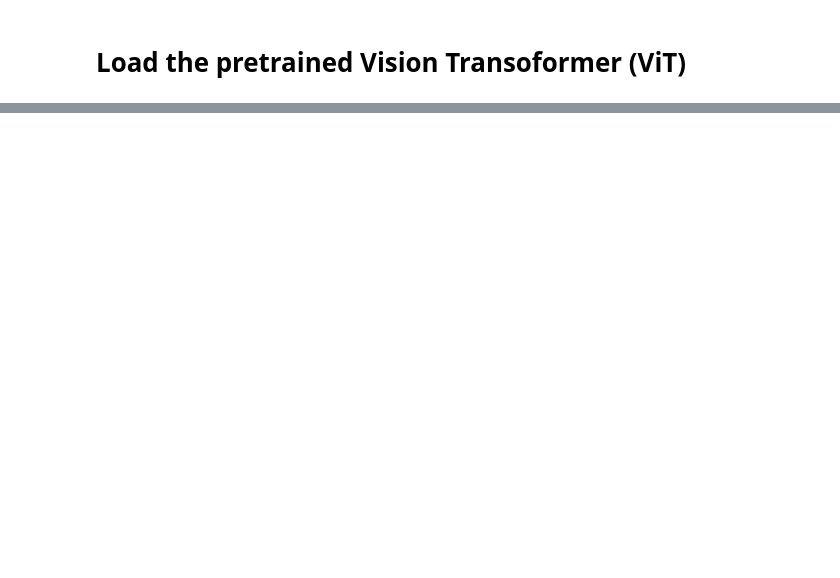
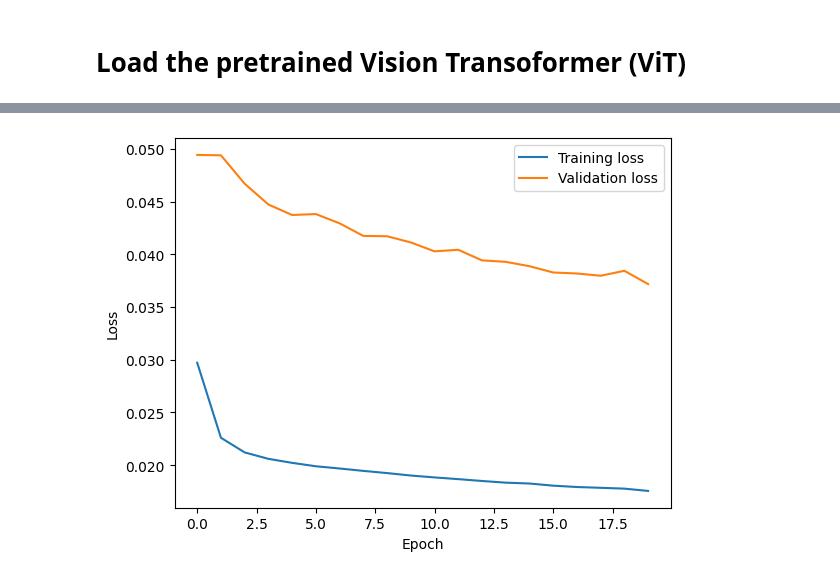
Before and after one commit to MahoneyLabGroup/DO-DNN, a Jupyter notebook: DO_vision_transformer.ipynb, the cells around one changed output, grey strips where cells are left out. Saved outputs shown, nothing was run; the diff lists cells and outputs as text; code cells hidden in the pictures; blank space fills up the shorter version.

```diff
--- a/DO_vision_transformer.ipynb
+++ b/DO_vision_transformer.ipynb
@@ -276,11 +276,12 @@ def get_training_and_testing_data(files, n_train, n_val, rng_seed):
     files_val = files_left.sample(n=n_val,random_state=rng_seed)
     return files_train, files_val
 
-files_train, files_val =  get_training_and_testing_data(files_select,10,10, rng_seed)
+files_train, files_val =  get_training_and_testing_data(files_select,300,10, rng_seed)
 trn_files  = files_train.filename.values
 val_files = files_val.filename.values
 
 logger.debug(f"Training files\n{trn_files}")
 logger.debug(f"Validation files\n{val_files}")
-print(trn_files)
+print(files_train.groupby(["age"]).count().filename)
+print(files_train.groupby(["location"]).count().filename)
 # %% [output]
@@ -362,7 +366,7 @@ def generate_xy(filename):
 def get_DataLoader(ds):
     dl = DataLoader(
     ds,
-    batch_size=1,
+    batch_size=20,
     num_workers=8,
     pin_memory=True,
     shuffle = True)
@@ -439,7 +471,6 @@ def train_step(trn_dl, model, criterion, optimizer):
 best_val_loss = float('inf')
 last_checkpoint_fn = os.path.join(log_dir, "last_vit_classifier%s.pth" % log_identifier)
 best_checkpoint_fn = os.path.join(log_dir, "best_vit_classifier%s.pth" % log_identifier)
-
 
 
 def validation_step(val_dl, model, criterion):
@@ -462,7 +493,7 @@ def validation_step(val_dl, model, criterion):
 
 trn_loss_list = []
 val_loss_list = []
-
+num_epochs = 20
 for e in range(num_epochs):
     trn_loss = train_step(trn_dl, model, criterion, optimizer)
     print(trn_loss)
@@ -517 +542,10 @@ for e in range(num_epochs):
 ... (28 outputs left out)
+# %%
+plt.plot(trn_loss_list, label = "Training loss")
+plt.plot(val_loss_list, label = "Validation loss")
+plt.xlabel("Epoch")
+plt.ylabel("Loss")
+plt.legend()
+plt.show()
+# %% [output]
+[figure, added]
```
Also changed, not shown: parts of 9 cells of this notebook.
